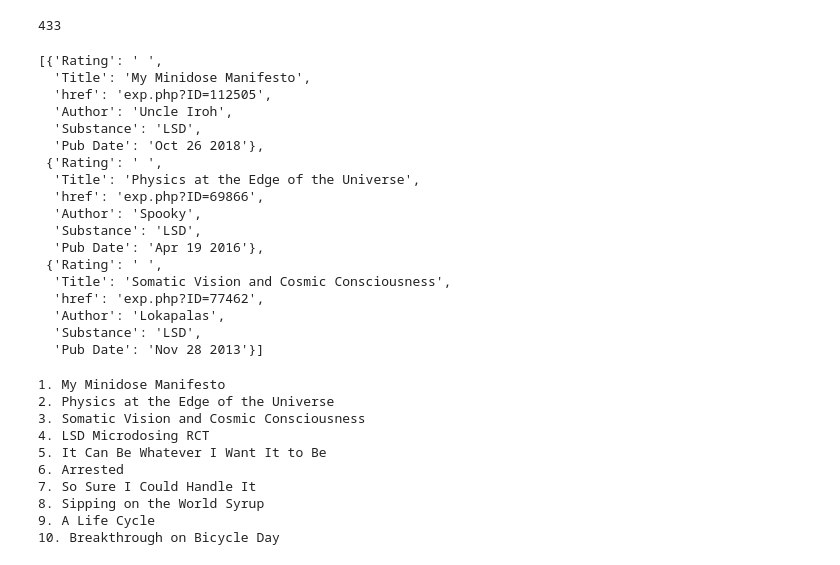
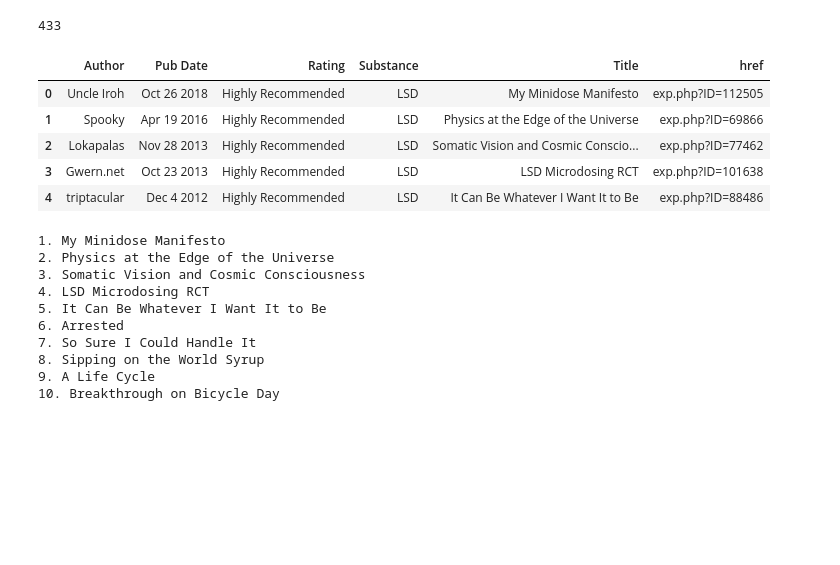
Before and after one commit to norrishd/TripNLP, a Jupyter notebook: web_scrape.ipynb, the cells around one changed output. Cells and saved outputs as stored; diff of their text form; code cells hidden in the pictures; blank space fills up the shorter version.

Commit message:
Tested successful scrape of one page

```diff
--- a/web_scrape.ipynb
+++ b/web_scrape.ipynb
@@ -10,18 +11,27 @@ lsd_index_url = 'https://www.erowid.org/experiences/exp.cgi?S=2&C=1&Start=0&Max=
 # lsd_index_url = 'experiences/subs/exp_LSD_General.shtml'
 index_html_path = "base_html.html"
 # %%
-if Path(index_html_path).exists():
-    with open(index_html_path, 'r') as fhand:
-        html_doc = fhand.read()
-else:
-    request = requests.get(lsd_index_url, auth=('user', 'pass'))
-    request.status_code
-    html_doc = request.text
-    with open(index_html_path, 'w') as fhand:
-        fhand.write(html_doc)
+def get_html(url, save_path=None, force_overwrite=False):
+    """
+    Scrape HTML data from a URL. If already scraped, don't re-query.
+    """
+
+    if save_path is not None and Path(save_path).exists() and not force_overwrite:
+        with open(save_path, 'r') as fhand:
+            return fhand.read()
+    else:
+        request = requests.get(url, auth=('user', 'pass'))
+        print("Status code:", request.status_code)
+        html_doc = request.text
+        if save_path is not None:
+            with open(save_path, 'w') as fhand:
+                fhand.write(html_doc)
+        return html_doc
+# %%
+lsd_index_html = get_html(lsd_index_url, index_html_path)
 # %%
 # soup = BeautifulSoup(html_doc, 'html.parser')
-soup = BeautifulSoup(html_doc, 'lxml')
+soup = BeautifulSoup(lsd_index_html, 'lxml')
 print(soup.prettify()[:500])
 # %% [output]
 <html>
@@ -85,7 +100,13 @@ for row in rows:
     entry = {}
     # Get all cells of the row
     for i, td in enumerate(row.find_all('td')):
-        entry[col_names[i]] = td.text
+        # The first column has an image child elem
+        # of stars indicating recommendation level
+        if td.find('img') is not None:
+            entry[col_names[i]] = td.img['alt']
+        # For all other rows, just want the text
+        else:
+            entry[col_names[i]] = td.text
         # If link included, add that to dict
         if td.find('a') is not None:
             entry['href'] = td.find('a').get('href')
@@ -123,24 +144,13 @@ lsd_only = [ent for ent in all_links if ent['Substance'] == 'LSD']
 len(lsd_only)
 # %% [output]
 433
-# %%
-lsd_only[:3]
-# %% [output]
-[{'Rating': ' ',
-  'Title': 'My Minidose Manifesto',
-  'href': 'exp.php?ID=112505',
-  'Author': 'Uncle Iroh',
-  'Substance': 'LSD',
-  'Pub Date': 'Oct 26 2018'},
- {'Rating': ' ',
-  'Title': 'Physics at the Edge of the Universe',
-  'href': 'exp.php?ID=69866',
-  'Author': 'Spooky',
-  'Substance': 'LSD',
-  'Pub Date': 'Apr 19 2016'},
- {'Rating': ' ',
-  'Title': 'Somatic Vision and Cosmic Consciousness',
-  'href': 'exp.php?ID=77462',
-  'Author': 'Lokapalas',
-  'Substance': 'LSD',
-  'Pub Date': 'Nov 28 2013'}]
+# %%
+df = pd.DataFrame(lsd_only)
+df.head()
+# %% [output]
+|  | Author | Pub Date | Rating | Substance | Title | href |
+| 0 | Uncle Iroh | Oct 26 2018 | Highly Recommended | LSD | My Minidose Manifesto | exp.php?ID=112505 |
+| 1 | Spooky | Apr 19 2016 | Highly Recommended | LSD | Physics at the Edge of the Universe | exp.php?ID=69866 |
+| 2 | Lokapalas | Nov 28 2013 | Highly Recommended | LSD | Somatic Vision and Cosmic Conscio... | exp.php?ID=77462 |
+| 3 | Gwern.net | Oct 23 2013 | Highly Recommended | LSD | LSD Microdosing RCT | exp.php?ID=101638 |
+| 4 | triptacular | Dec 4 2012 | Highly Recommended | LSD | It Can Be Whatever I Want It to Be | exp.php?ID=88486 |
```
Also changed, not shown: parts of 34 cells of this notebook, 4 other files.
